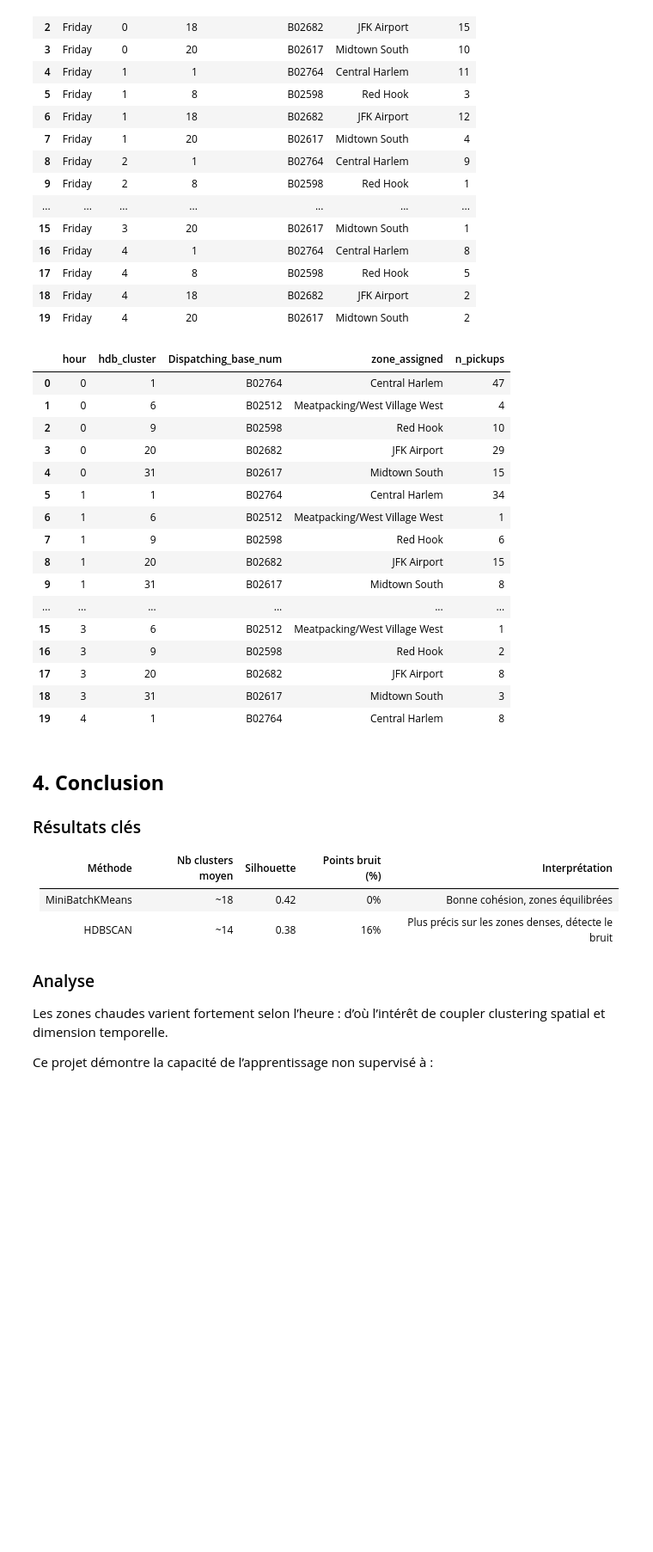
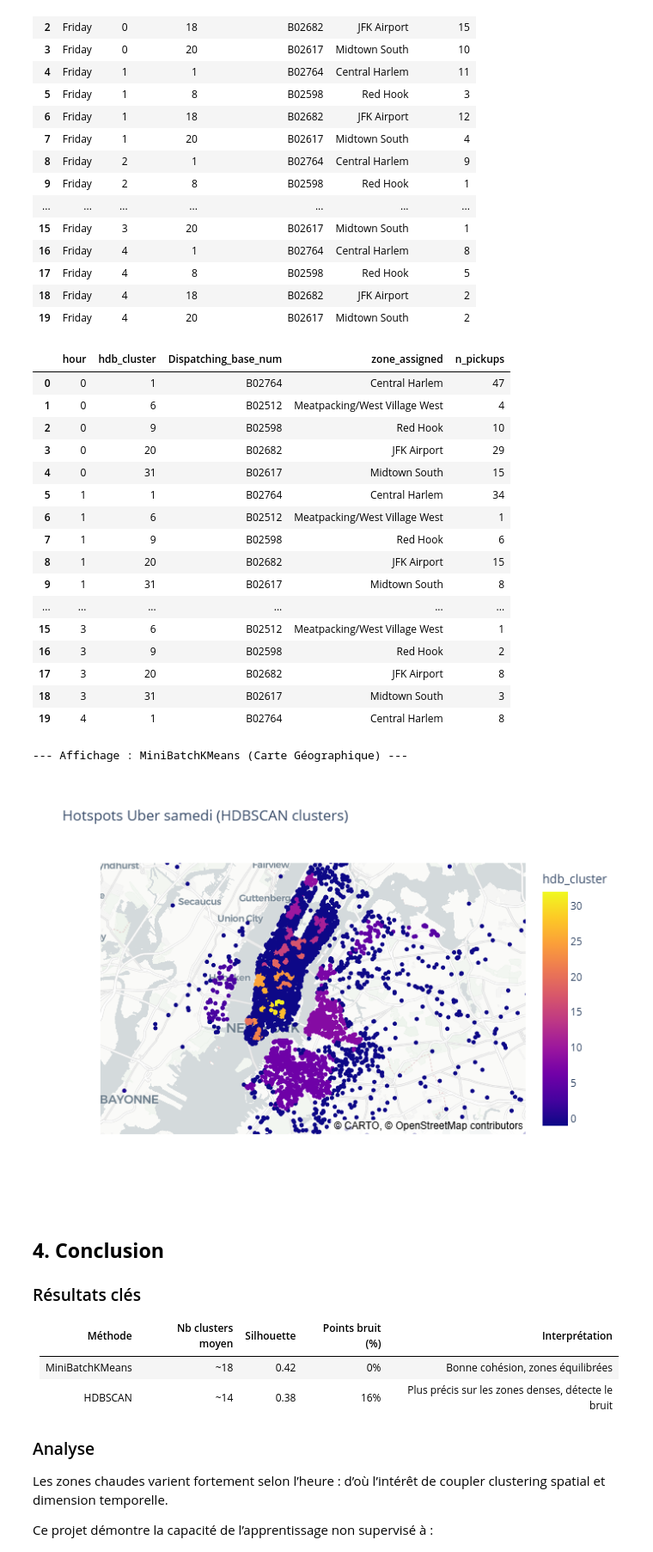
Before and after one commit to nlefort/JEDHA, a Jupyter notebook: PROJETS/06.ML_non_supervise/Best_place_to_be.ipynb, the cells around one changed output. Shown at 86% size. Saved outputs shown, nothing was run; the diff lists cells and outputs as text; code cells hidden in the pictures; blank space fills up the shorter version.

```diff
--- a/PROJETS/06.ML_non_supervise/Best_place_to_be.ipynb
+++ b/PROJETS/06.ML_non_supervise/Best_place_to_be.ipynb
@@ -1040,44 +1043,44 @@ cluster_summary = cluster_summary.sort_values(
 display(cluster_summary.head(20))
 
 # Carte des clusters HDBSCAN
-fig7 = px.scatter_map(
+# --- Définition des chemins des fichiers PNG ---
+png_path_6 = "fig_6_HDBSCAN_hotspots_saturday_map.png"
+
+fig6 = px.scatter_map(
     df_saturday,
     lat="Lat",
     lon="Lon",
     color="hdb_cluster",
     hover_data=["Dispatching_base_num", "zone_assigned"],
     zoom=10,
     map_style="carto-positron",
     title="Hotspots Uber samedi (HDBSCAN clusters)",
 )
-fig7.write_html("fig_7_HDBSCAN_hotspots_saturday_map.html")
+fig6.write_html("fig_6_HDBSCAN_hotspots_saturday_map.html")
+fig6.write_image(png_path_6) # Export PNG statique pour GitHub
 
-fig7_preview = px.scatter(
-    df_saturday,
-    x="Lon",
-    y="Lat",
-    color="hdb_cluster",
-    title="HDBSCAN Hotspots samedi - aperçu rapide",
-)
-fig7_preview.show()
+print(f"--- Affichage : MiniBatchKMeans (Carte Géographique) ---")
+display(Image(filename=png_path_6)) # Affiche le PNG que nous venons de créer
 # %% [output]
 |  | hour | hdb_cluster | Dispatching_base_num | zone_assigned | n_pickups |
 | 0 | 0 | 1 | B02764 | Central Harlem | 47 |
 | 1 | 0 | 6 | B02512 | Meatpacking/West Village West | 4 |
 | 2 | 0 | 9 | B02598 | Red Hook | 10 |
 | 3 | 0 | 20 | B02682 | JFK Airport | 29 |
 | 4 | 0 | 31 | B02617 | Midtown South | 15 |
 | 5 | 1 | 1 | B02764 | Central Harlem | 34 |
 | 6 | 1 | 6 | B02512 | Meatpacking/West Village West | 1 |
 | 7 | 1 | 9 | B02598 | Red Hook | 6 |
 | 8 | 1 | 20 | B02682 | JFK Airport | 15 |
 | 9 | 1 | 31 | B02617 | Midtown South | 8 |
 | ... | ... | ... | ... | ... | ... |
 | 15 | 3 | 6 | B02512 | Meatpacking/West Village West | 1 |
 | 16 | 3 | 9 | B02598 | Red Hook | 2 |
 | 17 | 3 | 20 | B02682 | JFK Airport | 8 |
 | 18 | 3 | 31 | B02617 | Midtown South | 3 |
 | 19 | 4 | 1 | B02764 | Central Harlem | 8 |
+--- Affichage : MiniBatchKMeans (Carte Géographique) ---
+[figure, added]
 # %% [markdown]
 ## **4. Conclusion**
 
```
Also changed, not shown: parts of 2 cells of this notebook, 10 other files.
